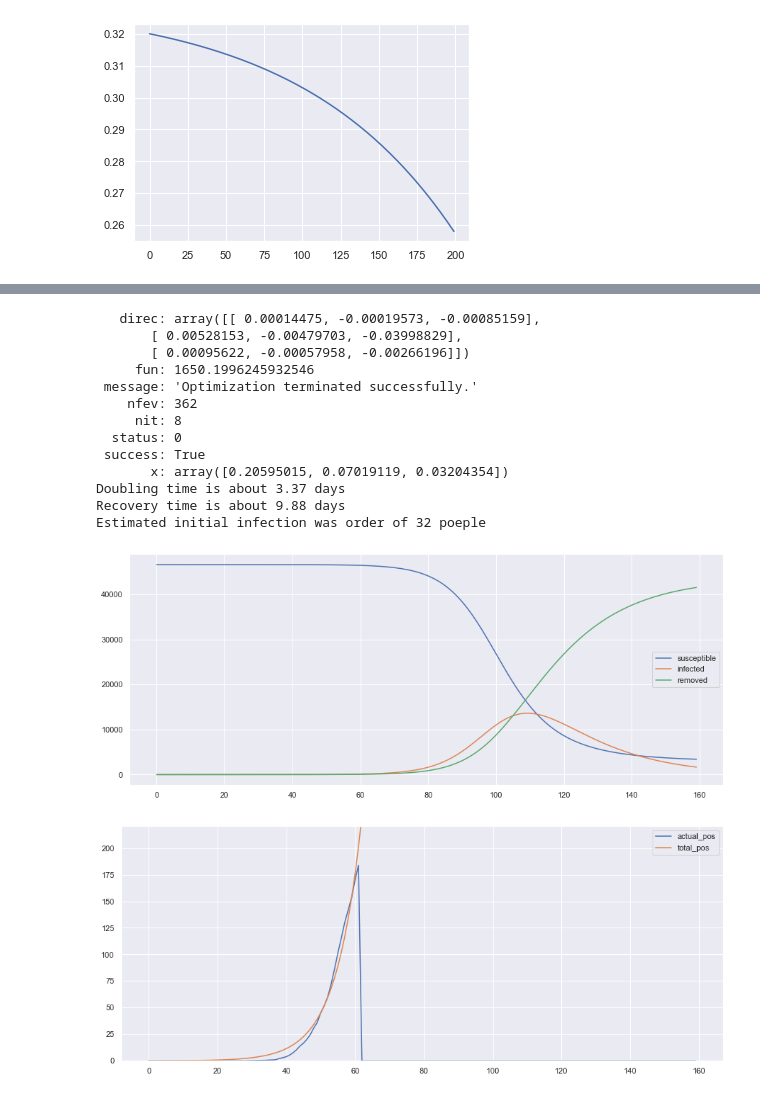
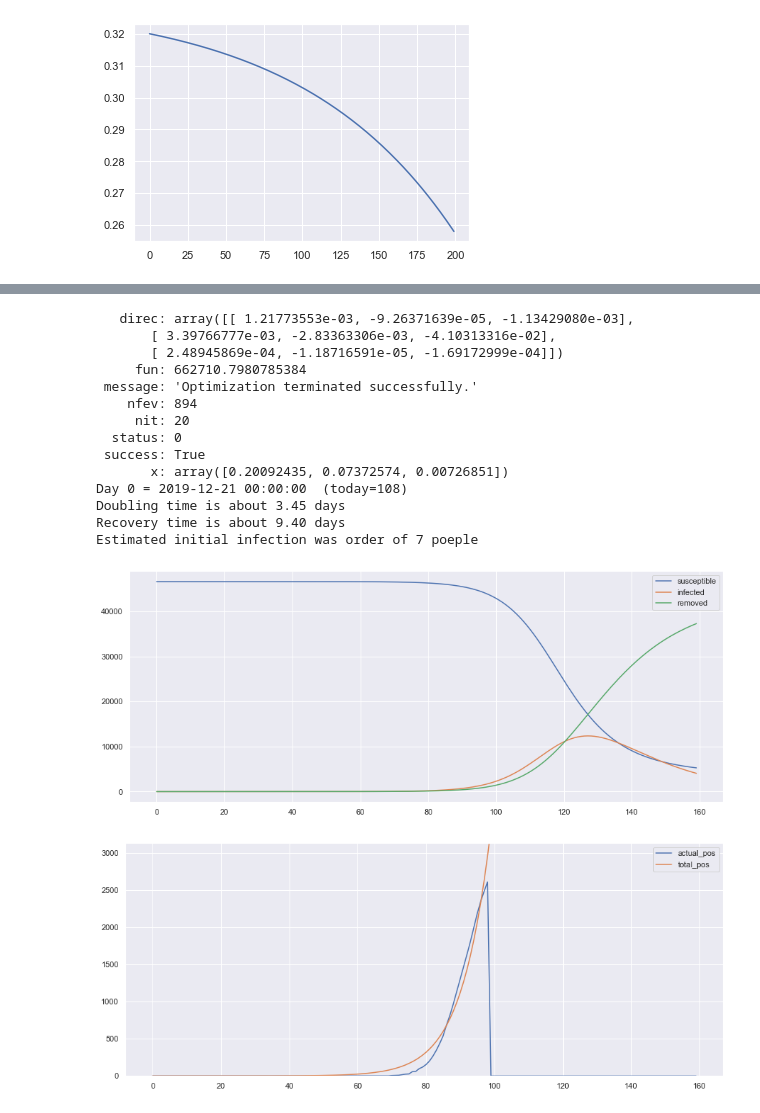
Before and after one commit to DrSkippy/2020covid19, a Jupyter notebook: SIR Fits.ipynb, the cells around one changed output, grey strips where cells are left out. Cells and saved outputs as stored; diff of their text form; code cells hidden in the pictures.

```diff
--- a/SIR Fits.ipynb
+++ b/SIR Fits.ipynb
@@ -194,4 +172,4 @@ Estimated initial infection was order of 141 poeple
 # %%
-dfw, wsl = get_world_dataset_df_from_file()
+dfw, wsl = get_dataset_df_from_files()
 dfw.head()
 # %% [output]
@@ -233,28 +214,31 @@ Estimated initial infection was order of 299 poeple
 # %%
-dfq, _ = get_state_df(dfw, "ESP")
-pos_untested = 0.8
-dfq["actual_pos"] = dfq.positive.values*(1 + pos_untested)/1000
+dfq = get_state_df(dfw, "ESP")
+ccd = CurrentCasesFromDeaths()
+dfq = ccd.add_positive_estimate(dfq)
 N=46660
 R0=0
 x0 = (0.3896, 0.08149, 0.1)
-c = np.trim_zeros(dfq.actual_pos.values)
+c = ccd.fit_series/1000
 beta, gamma, I0 = sf.SIRFitter(c, N, x0)
+print("Day 0 = {}  (today={})".format(dfq.date.values[0] - pd.Timedelta(days=ccd.shift),
+                            (pd.Timestamp.now() - dfq.date.values[0]).days + ccd.shift))
 print("Doubling time is about {:.2f} days".format(np.log(2)/beta))
 print("Recovery time is about {:.2f} days".format(np.log(2)/gamma))
 print("Estimated initial infection was order of {:,} poeple".format(int(1000*I0)))
 # %% [output]
-   direc: array([[ 0.00014475, -0.00019573, -0.00085159],
-       [ 0.00528153, -0.00479703, -0.03998829],
-       [ 0.00095622, -0.00057958, -0.00266196]])
-     fun: 1650.1996245932546
+   direc: array([[ 1.21773553e-03, -9.26371639e-05, -1.13429080e-03],
+       [ 3.39766777e-03, -2.83363306e-03, -4.10313316e-02],
+       [ 2.48945869e-04, -1.18716591e-05, -1.69172999e-04]])
+     fun: 662710.7980785384
  message: 'Optimization terminated successfully.'
-    nfev: 362
-     nit: 8
+    nfev: 894
+     nit: 20
   status: 0
  success: True
-       x: array([0.20595015, 0.07019119, 0.03204354])
-Doubling time is about 3.37 days
-Recovery time is about 9.88 days
-Estimated initial infection was order of 32 poeple
+       x: array([0.20092435, 0.07372574, 0.00726851])
+Day 0 = 2019-12-21 00:00:00  (today=108)
+Doubling time is about 3.45 days
+Recovery time is about 9.40 days
+Estimated initial infection was order of 7 poeple
-[figure, old version]
+[figure, new version]
-[figure, old version]
+[figure, new version]
```
Also changed, not shown: parts of 12 cells of this notebook, 6 other files.
